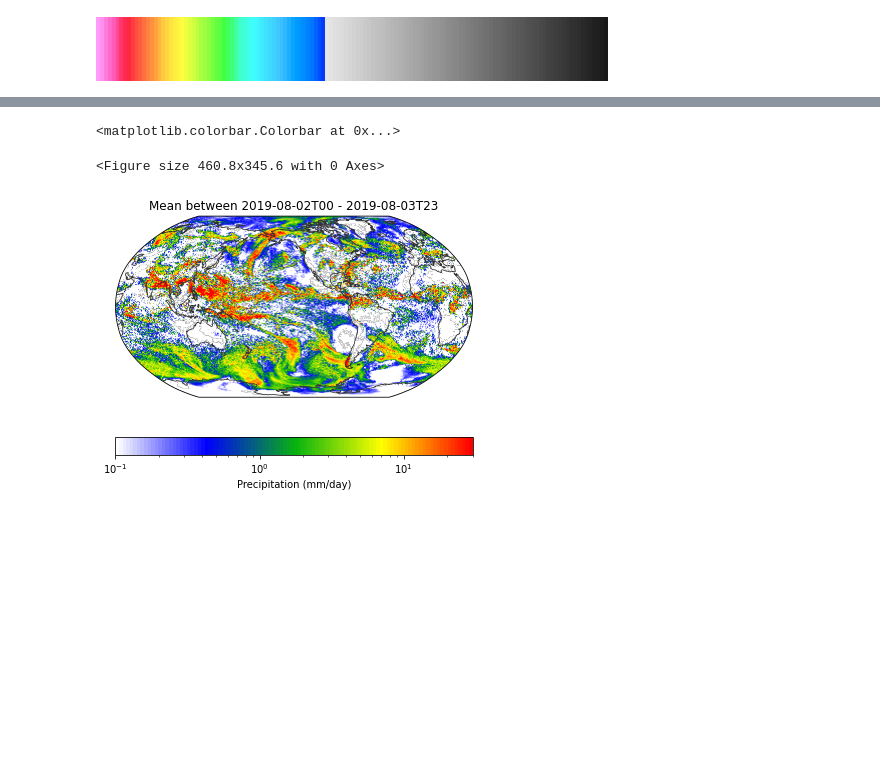
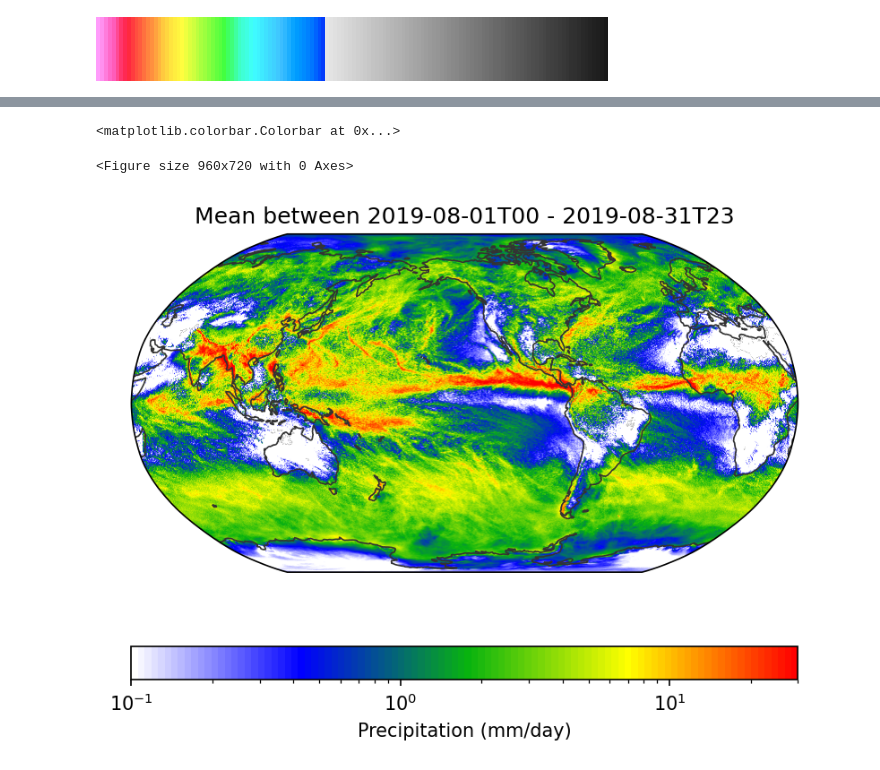
Before and after one commit to WACCEM/healpix-remapping, a Jupyter notebook: notebooks/test_read_scream_1H_healpix.ipynb, the cells around one changed output, grey strips where cells are left out. Drawn from its saved outputs; the diff is of its cells as text; code cells hidden in the pictures; blank space fills up the shorter version.

```diff
--- a/notebooks/test_read_scream_1H_healpix.ipynb
+++ b/notebooks/test_read_scream_1H_healpix.ipynb
@@ -9,7 +9,7 @@ import xarray as xr
 import colormaps as cmaps
 from colormaps.utils import concat
 from matplotlib.colors import ListedColormap
-mpl.rcParams['figure.dpi'] = 72
+mpl.rcParams['figure.dpi'] = 150
 # %% [markdown]
 # Testing HEALPix SCREAM 1H Data
 
@@ -18,7 +18,8 @@ This notebook tests reading and visualizing HEALPix SCREAM 1H data.
 in_dir = '/pscratch/sd/w/wcmca1/hackathon/healpix/scream_cess2/'
 # in_file = f'{in_dir}SCREAMv1_1H_zoom9_20190801_20190802.zarr'
 # in_file = f'{in_dir}SCREAMv1_1H_zoom9_20190810_20190811.zarr'
-in_file = f'{in_dir}SCREAMv1_1H_zoom9_20190801_20190805.zarr'
+# in_file = f'{in_dir}SCREAMv1_1H_zoom9_20190801_20190805.zarr'
+in_file = f'{in_dir}SCREAMv1_1H_zoom9_20190801_20200410.zarr'
 print(f"{in_file} exists: {os.path.exists(in_file)}")
 
 # # Also check if zoom 8 exists for comparison
@@ -240,18 +241,18 @@ Text(0.5, 0.98, '2019-08-02 01:00')
 # egh_plot(ds8.Tb.isel(time=itime), ax=ax1, cmap=cmap_tb, vmin=180, vmax=315)
 # fig.suptitle(f"{time_str} (zoom 8)", fontsize=16)
 # %%
-time_str1 = '2019-08-02T00'
-time_str2 = '2019-08-03T23'
-# time_str1 = '2019-08-10T00'
-# time_str2 = '2019-08-11T23'
+# time_str1 = '2019-08-02T00'
+# time_str2 = '2019-08-03T23'
+time_str1 = '2019-08-01T00'
+time_str2 = '2019-08-31T23'
 pr = ds.pr.sel(time=slice(time_str1, time_str2)) * 3600000  # Convert from mm/s to mm/h
 pr_avg = pr.mean(dim='time') * 24
 im = egh.healpix_show(pr_avg,norm=mpl.colors.LogNorm(vmin=10e-2, vmax=30), cmap=cmaps.WhBlGrYeRe)
 plt.title(f'Mean between {time_str1} - {time_str2}')
 plt.colorbar(im, orientation='horizontal', label='Precipitation (mm/day)')
 # %% [output]
 <matplotlib.colorbar.Colorbar at 0x...>
-<Figure size 460.8x345.6 with 0 Axes>
+<Figure size 960x720 with 0 Axes>
-[figure, old version]
+[figure, new version]
 # %%
 pr_avg = ds.pr.mean(dim='time') * 3600000 * 24
```
Also changed, not shown: parts of 6 cells of this notebook, 3 other files.
